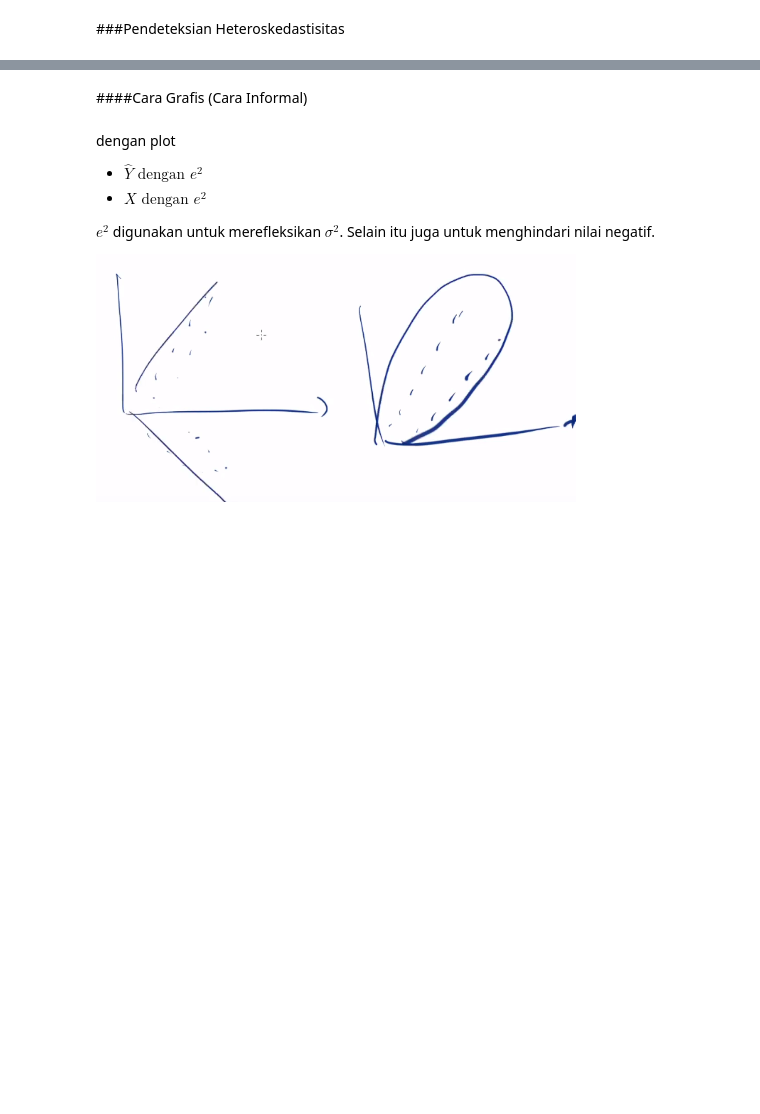
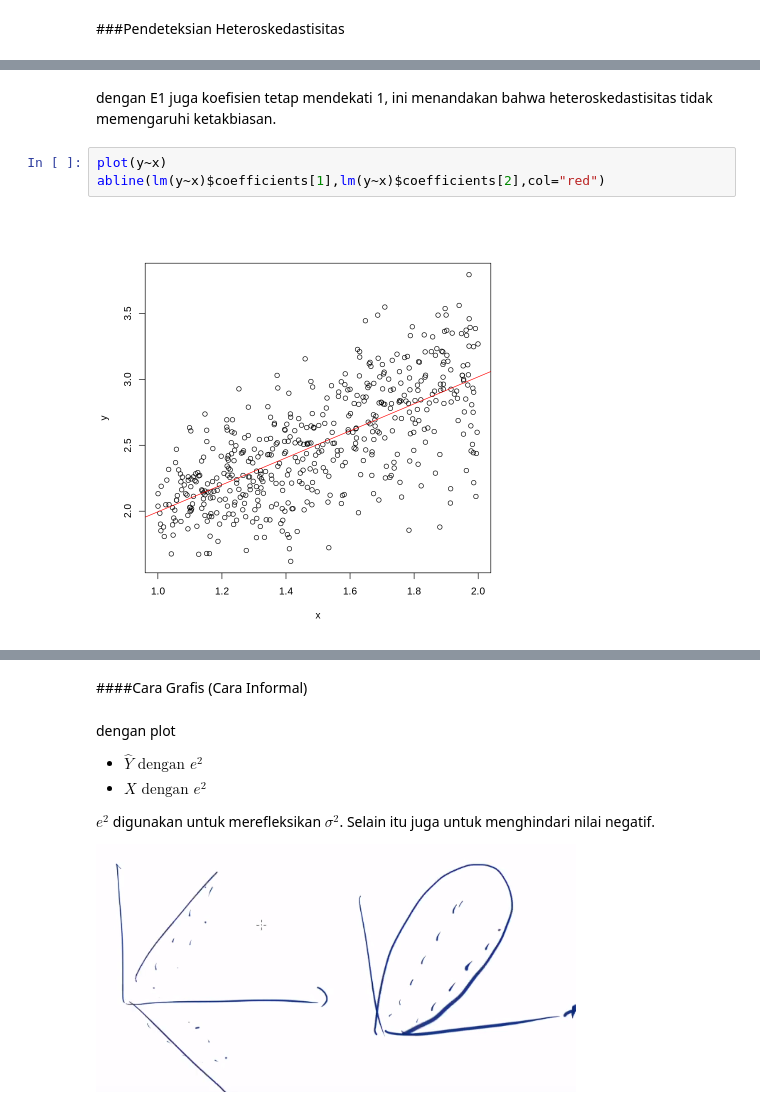
Before and after one commit to JuzmaFR/Analisis-Regresi-Catatan-Kuliah, a Jupyter notebook: Analisis_Regresi.ipynb, the cells around one changed output, grey strips where cells are left out. Saved outputs shown, nothing was run; the diff lists cells and outputs as text; blank space fills up the shorter version.

```diff
--- a/Analisis_Regresi.ipynb
+++ b/Analisis_Regresi.ipynb
@@ -1326,0 +1374,7 @@ $\hat$ ...
+# %% [markdown]
+dengan E1 juga koefisien tetap mendekati 1, ini menandakan bahwa heteroskedastisitas tidak memengaruhi ketakbiasan.
+# %%
+plot(y~x)
+abline(lm(y~x)$coefficients[1],lm(y~x)$coefficients[2],col="red")
+# %% [output]
+[figure, added]
```
Also changed, not shown: parts of 72 cells of this notebook.
